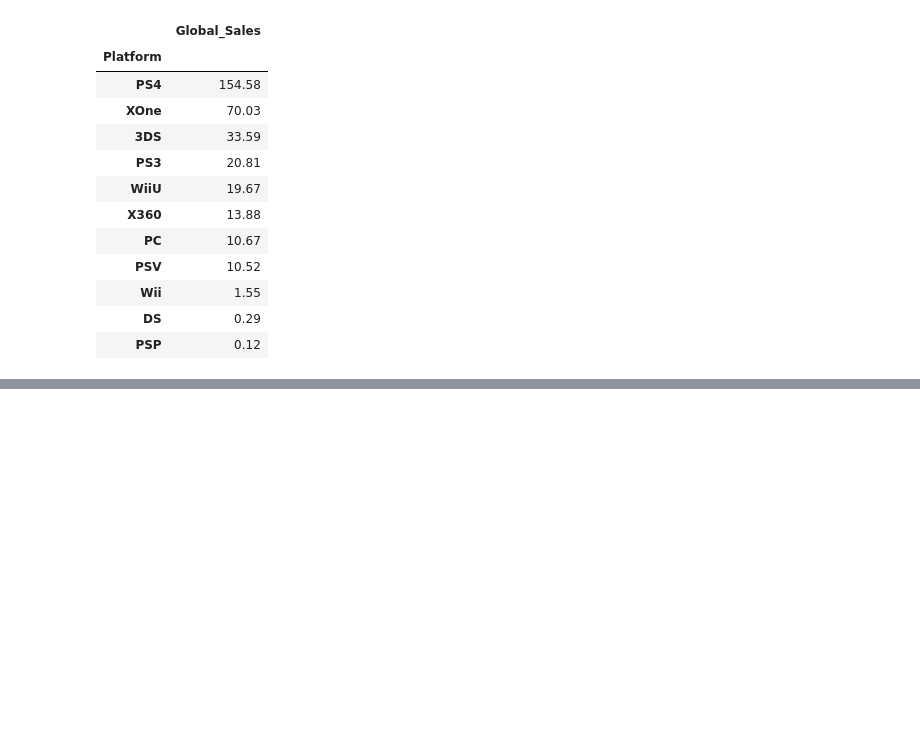
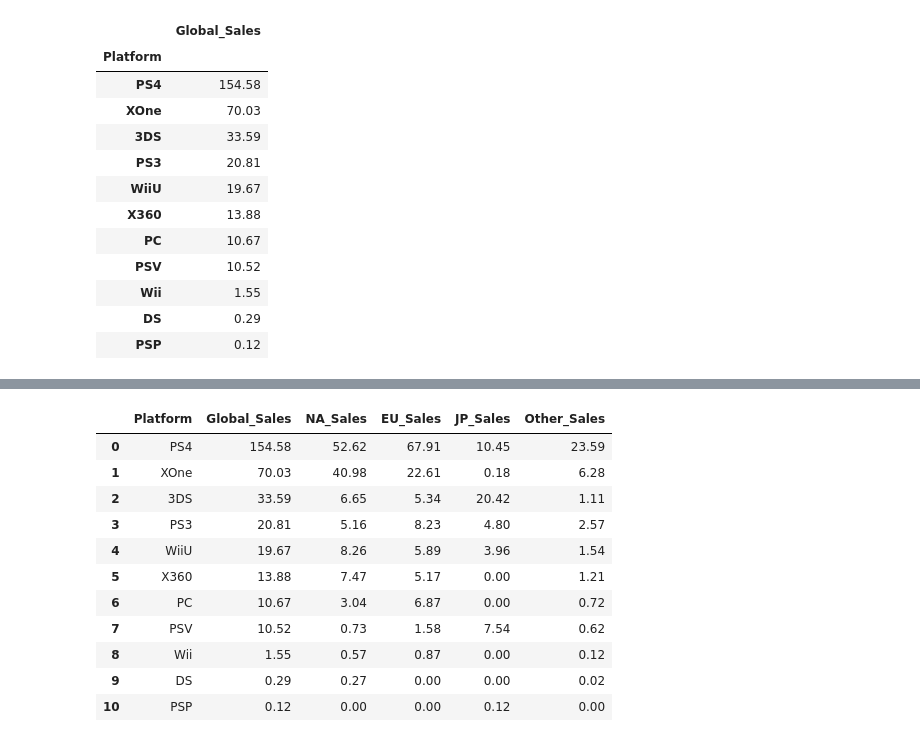
Before and after one commit to MeminBMtz/Analista_Datos, a Jupyter notebook: M20 _ Actividad (1).ipynb, the cells around one changed output, grey strips where cells are left out. Saved outputs shown, nothing was run; the diff lists cells and outputs as text; code cells hidden in the pictures; blank space fills up the shorter version.

```diff
--- a/M20 _ Actividad (1).ipynb
+++ b/M20 _ Actividad (1).ipynb
@@ -491,0 +482,25 @@ fig_emerging_platforms.show()
+# %%
+# CAMBIO PARA GITHUB
+emerging_platforms2 = df_new.groupby('Platform').agg({
+    'Global_Sales': 'sum',
+    'NA_Sales': 'sum',
+    'EU_Sales': 'sum',
+    'JP_Sales': 'sum',
+    'Other_Sales': 'sum'
+}).sort_values(by='Global_Sales', ascending=False)
+emerging_platforms2.reset_index(inplace=True)
+# %%
+emerging_platforms2
+# %% [output]
+|  | Platform | Global_Sales | NA_Sales | EU_Sales | JP_Sales | Other_Sales |
+| 0 | PS4 | 154.58 | 52.62 | 67.91 | 10.45 | 23.59 |
+| 1 | XOne | 70.03 | 40.98 | 22.61 | 0.18 | 6.28 |
+| 2 | 3DS | 33.59 | 6.65 | 5.34 | 20.42 | 1.11 |
+| 3 | PS3 | 20.81 | 5.16 | 8.23 | 4.80 | 2.57 |
+| 4 | WiiU | 19.67 | 8.26 | 5.89 | 3.96 | 1.54 |
+| 5 | X360 | 13.88 | 7.47 | 5.17 | 0.00 | 1.21 |
+| 6 | PC | 10.67 | 3.04 | 6.87 | 0.00 | 0.72 |
+| 7 | PSV | 10.52 | 0.73 | 1.58 | 7.54 | 0.62 |
+| 8 | Wii | 1.55 | 0.57 | 0.87 | 0.00 | 0.12 |
+| 9 | DS | 0.29 | 0.27 | 0.00 | 0.00 | 0.02 |
+| 10 | PSP | 0.12 | 0.00 | 0.00 | 0.12 | 0.00 |
```
Also changed, not shown: parts of 12 cells of this notebook, 22 other files.
